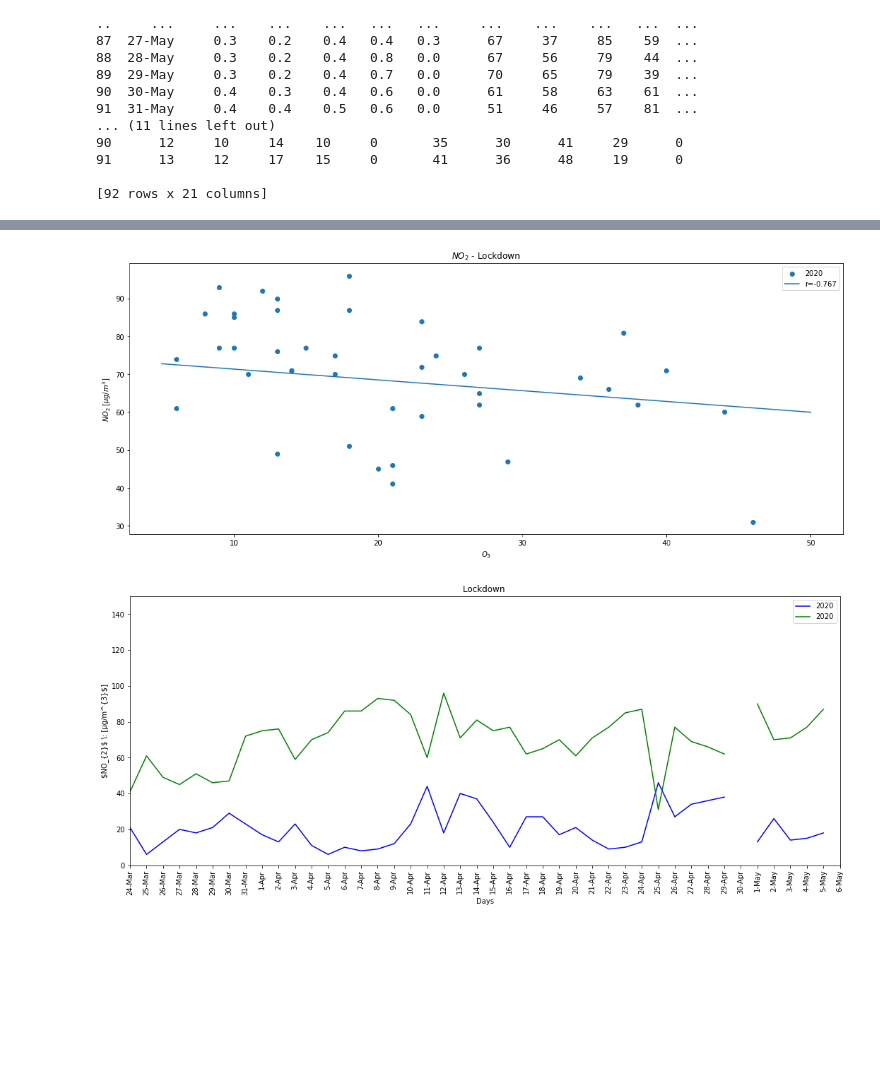
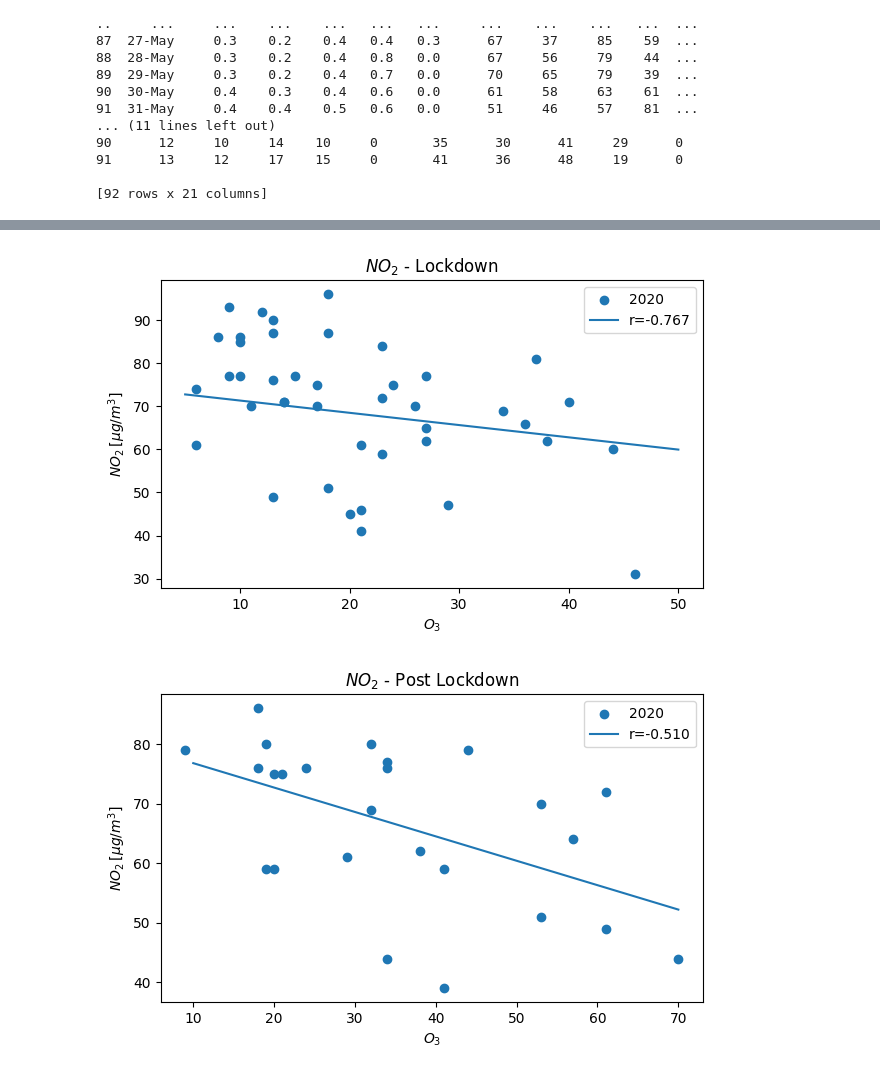
Before and after one commit to costpetrides/Air-pollution-COVID-19-impact, a Jupyter notebook: Correlation/GEO-Correlation.ipynb, the cells around one changed output, grey strips where cells are left out. Saved outputs shown, nothing was run; the diff lists cells and outputs as text; code cells hidden in the pictures; blank space fills up the shorter version.

```diff
--- a/Correlation/GEO-Correlation.ipynb
+++ b/Correlation/GEO-Correlation.ipynb
@@ -85,70 +91,73 @@ plt.show()
 # %%
 r=scipy.stats.pearsonr(df['NO220'][23:66],df['O320'][23:66])[0]
 
-plt.figure(figsize=(18,7))
+plt.figure(figsize=(7,4))
 plt.xlabel('$O_{3}$')
 plt.ylabel('$NO_{2} \: [μg/m^{3}$]')
 
 plt.title("$NO_{2}$ - Lockdown")
 
 x=[]
 for i in df['NO220'][23:66]:
   if i==0:
     continue
   else:
     x+=[i]
 
 y=[]
 for i in df['O320'][23:66]:
   if i==0:
     continue
   else:
     y+=[i]
 
 r=scipy.stats.pearsonr(x[23:66],y[23:66])[0]
 
 
 plt.scatter(x, y, label='2020')
 plt.legend()
 
 m, b = np.polyfit(df['NO220'][23:66], df['O320'][23:66], 1)
 
 xx=np.linspace(5,50,500)
 plt.plot(xx, m*xx + b, label='r=%.3f' %(r))
 plt.legend()
 
 plt.show()
 # %% [output]
-[figure, old version]
+[figure, new version]
 # %%
-plt.figure(figsize=(18,7))
-plt.title("Lockdown ")
+r=scipy.stats.pearsonr(df['NO220'][66:91],df['O320'][66:91])[0]
 
-plt.xlabel('Days')
-plt.ylabel('$NO_{2}$ \: [μg/m^{3}$]')
+plt.figure(figsize=(7,4))
+plt.xlabel('$O_{3}$')
+plt.ylabel('$NO_{2} \: [μg/m^{3}$]')
+
+plt.title("$NO_{2}$ - Post Lockdown")
 
 x=[]
-for i in df['NO220'][23:66]:
+for i in df['NO220'][66:91]:
   if i==0:
     x+=[None]
   else:
     x+=[i]
 
 y=[]
-for i in df['O320'][23:66]:
+for i in df['O320'][66:91]:
   if i==0:
     y+=[None]
   else:
     y+=[i]
 
-plt.plot(df['DAY'][23:66], x, 'b', label='2020')
-plt.plot(df['DAY'][23:66], y, 'g', label='2020')
+plt.scatter(x, y, label='2020')
 plt.legend()
 
-plt.xlim(df.loc[23]['DAY'] , df.loc[66]['DAY'])
-plt.ylim(0,150)
-plt.xticks(rotation=90)
+m, b = np.polyfit(df['NO220'][66:91], df['O320'][66:91], 1)
+
+xx=np.linspace(10,70,6000)
+plt.plot(xx, m*xx + b, label='r=%.3f' %(r))
+plt.legend()
 
 plt.show()
 # %% [output]
-[figure, old version]
+[figure, new version]
```
Also changed, not shown: parts of 5 cells of this notebook.
